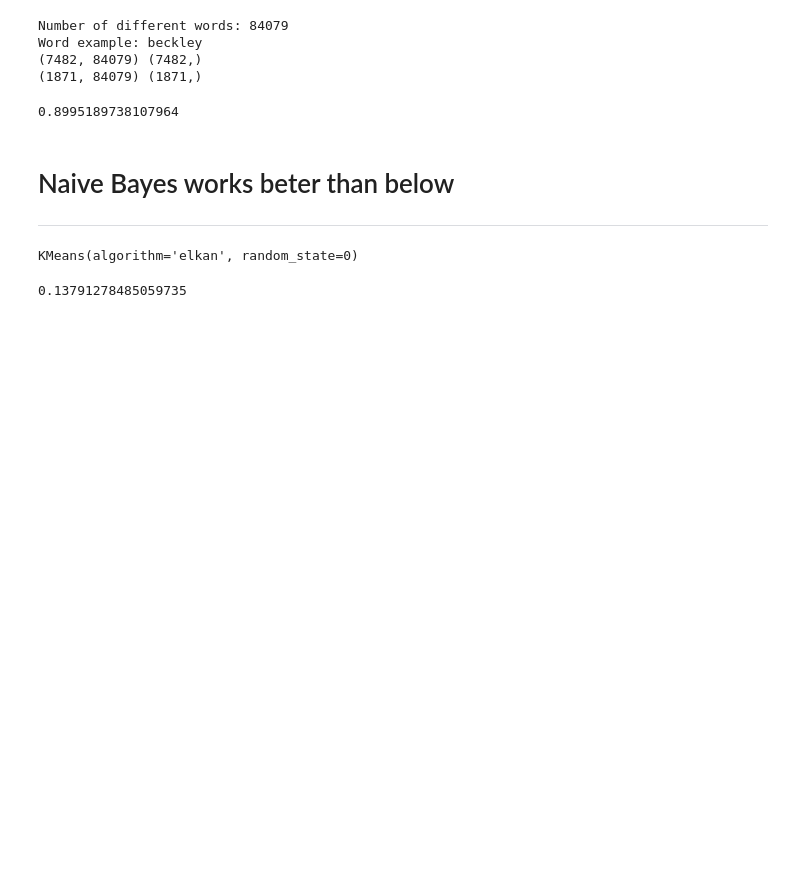
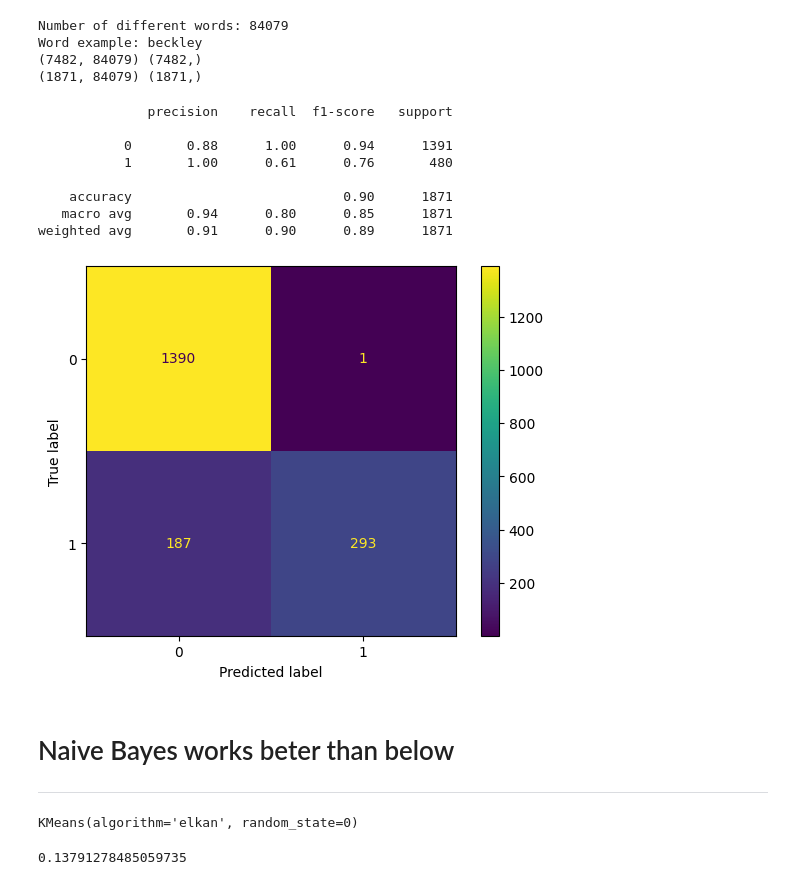
Before and after one commit to ahosk/qtw_smu, a Jupyter notebook: Case Study 3: Clustering/Notebooks/CS3.ipynb, the cells around one changed output. Cells and saved outputs as stored; diff of their text form; code cells hidden in the pictures; blank space fills up the shorter version.

Commit message:
added confusion matrix and classification report

```diff
--- a/Case Study 3: Clustering/Notebooks/CS3.ipynb
+++ b/Case Study 3: Clustering/Notebooks/CS3.ipynb
@@ -180,25 +180,35 @@ Word example: beckley
 (7482, 84079) (7482,)
 (1871, 84079) (1871,)
 # %%
-from sklearn.naive_bayes import MultinomialNB, n
+from sklearn.naive_bayes import MultinomialNB
 from sklearn.metrics import completeness_score
-from sklearn.metrics import accuracy_score
+from sklearn.metrics import accuracy_score,ConfusionMatrixDisplay,classification_report,confusion_matrix
 # Create classifier.
 clf = MultinomialNB()
 
 # Fit the classifier on the training features and labels.
 clf.fit(X_train, y_train)
 
 # Make prediction - Store predictions in a list named pred.
 pred = clf.predict(X_test)
 
 #print(completeness_score(y_test,pred))
 # Calculate the accuracy on the test data.
 #print("Accuracy: {}".format(clf.score(X_test, y_test)))
 
-accuracy_score(y_test,pred)
+#accuracy_score(y_test,pred)
+print(classification_report(y_test,pred))
+ConfusionMatrixDisplay.from_estimator(clf,X_test,y_test);
 # %% [output]
-0.8995189738107964
+              precision    recall  f1-score   support
+
+           0       0.88      1.00      0.94      1391
+           1       1.00      0.61      0.76       480
+
+    accuracy                           0.90      1871
+   macro avg       0.94      0.80      0.85      1871
+weighted avg       0.91      0.90      0.89      1871
+[figure, added]
 # %% [markdown]
 # Naive Bayes works beter than below
 ***
```
